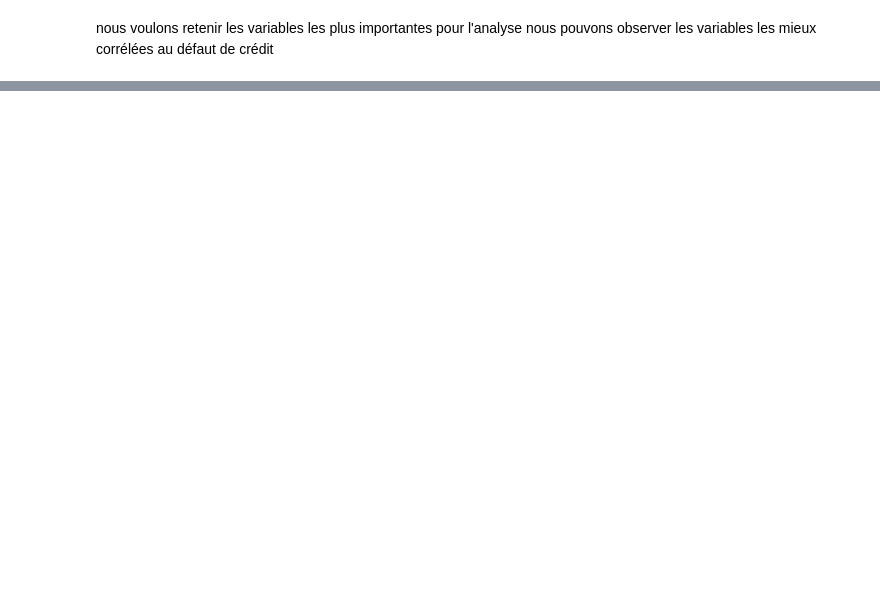
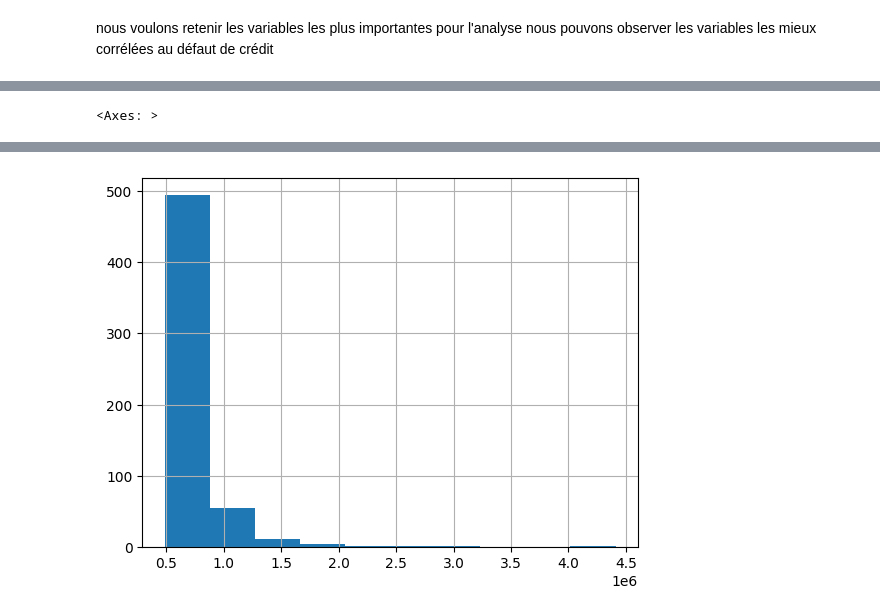
Before and after one commit to robinlhk/ocp7-scoring-model-cloud, a Jupyter notebook: notebooks/ocp7_stat_desc_proto_dashboard.ipynb, the cells around one changed output, grey strips where cells are left out. Cells and saved outputs as stored; diff of their text form; code cells hidden in the pictures; blank space fills up the shorter version.

```diff
--- a/notebooks/ocp7_stat_desc_proto_dashboard.ipynb
+++ b/notebooks/ocp7_stat_desc_proto_dashboard.ipynb
@@ -72,0 +58,14 @@ nous pouvons observer les variables les mieux corrélées au défaut de crédit
+# %%
+def compute_age(df):
+    df["AGE"] = -df["DAYS_BIRTH"] // 365
+    return df
+
+def compute_time_employed(df):
+    df["TIME_CURRENT_JOB_YEARS"] = -df["DAYS_EMPLOYED"] // 365
+    return df
+
+def compute_viz_df(df, variables_interest):
+    df = compute_age(df)
+    df = compute_time_employed(df)
+    df = df[["SK_ID_CURR"] + ["AGE", "TIME_CURRENT_JOB_YEARS"] + variables_interest]
+    return df
@@ -72,0 +74,3 @@ nous pouvons observer les variables les mieux corrélées au défaut de crédit
+# %%
+viz_df_train = compute_viz_df(preprocess_train_df, variables_interest)
+viz_df_test = compute_viz_df(preprocess_test_df, variables_interest)
@@ -72,0 +93,5 @@ nous pouvons observer les variables les mieux corrélées au défaut de crédit
+# %%
+viz_df_test["AMT_INCOME_TOTAL_zscore"] = (viz_df_test["AMT_INCOME_TOTAL"] - viz_df_test["AMT_INCOME_TOTAL"].mean()) / viz_df_test["AMT_INCOME_TOTAL"].std()
+# %%
+viz_df_test.loc[viz_df_test["AMT_INCOME_TOTAL_zscore"]>3,:]["AMT_INCOME_TOTAL"].hist()
+# %% [output]
@@ -72,0 +99 @@ nous pouvons observer les variables les mieux corrélées au défaut de crédit
+<Axes: >
@@ -72,0 +101 @@ nous pouvons observer les variables les mieux corrélées au défaut de crédit
+[figure, added]
```
Also changed, not shown: parts of 29 cells of this notebook, 8 other files.
